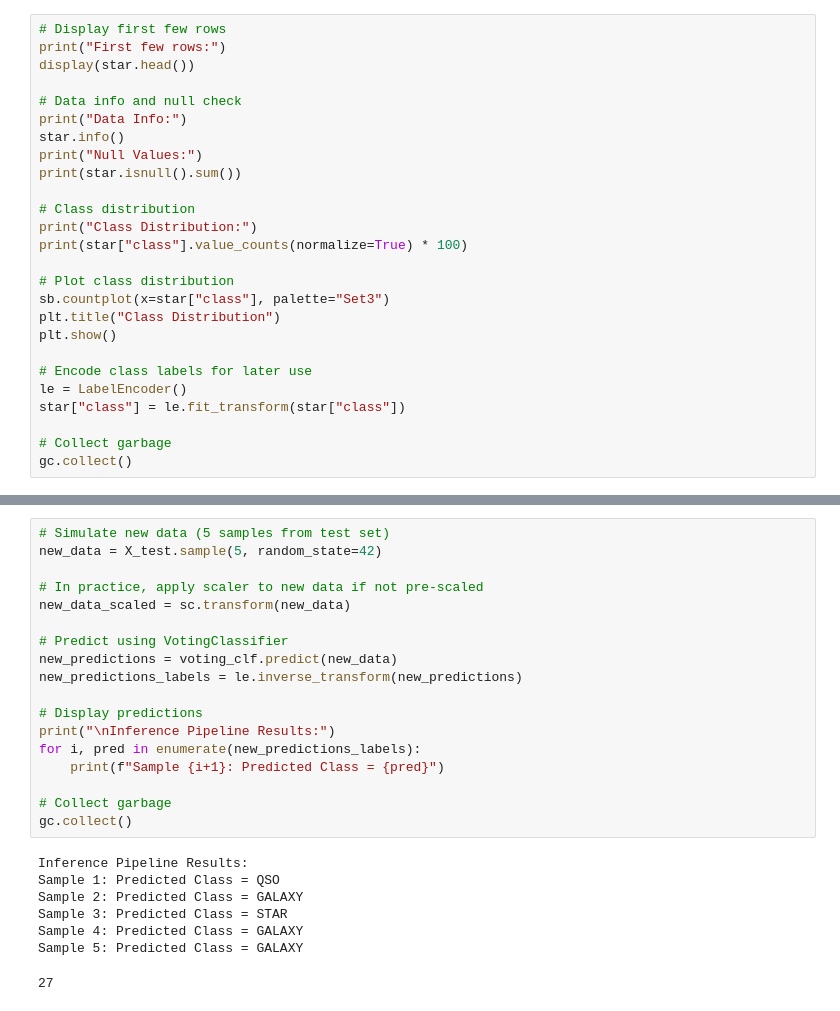
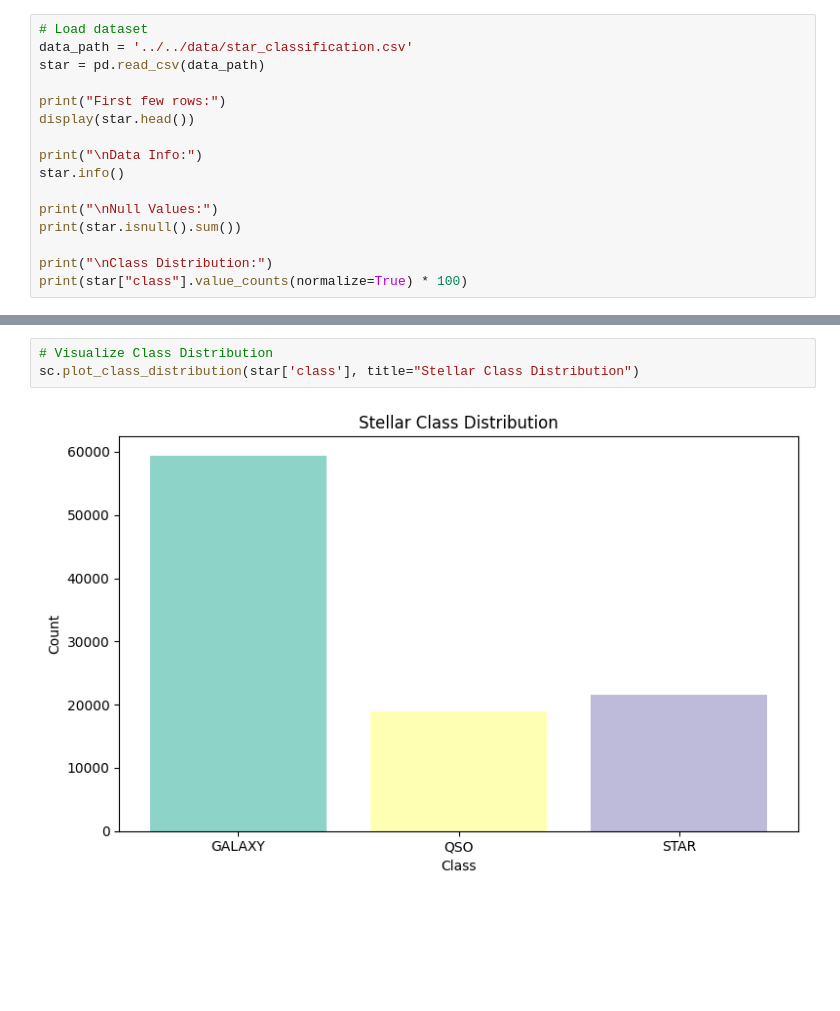
Before and after one commit to FedericoSbarbati/Lunar-Object-Recognition, a Jupyter notebook: Astrophysical-Objects-Recognition/notebooks/stellar-classification-and-supervised-learning.ipynb, the cells around one changed output, grey strips where cells are left out. Drawn from its saved outputs; the diff is of its cells as text; blank space fills up the shorter version.

Commit message:
improved python package structure for stellar classification and fixed path bug in south pole workflow notebook

```diff
--- a/Astrophysical-Objects-Recognition/notebooks/stellar-classification-and-supervised-learning.ipynb
+++ b/Astrophysical-Objects-Recognition/notebooks/stellar-classification-and-supervised-learning.ipynb
@@ -45,29 +21,19 @@ gc.collect()
 # %%
-# Display first few rows
+# Load dataset
+data_path = '../../data/star_classification.csv'
+star = pd.read_csv(data_path)
+
 print("First few rows:")
 display(star.head())
 
-# Data info and null check
-print("Data Info:")
+print("\nData Info:")
 star.info()
-print("Null Values:")
+
+print("\nNull Values:")
 print(star.isnull().sum())
 
-# Class distribution
-print("Class Distribution:")
+print("\nClass Distribution:")
 print(star["class"].value_counts(normalize=True) * 100)
-
-# Plot class distribution
-sb.countplot(x=star["class"], palette="Set3")
-plt.title("Class Distribution")
-plt.show()
-
-# Encode class labels for later use
-le = LabelEncoder()
-star["class"] = le.fit_transform(star["class"])
-
-# Collect garbage
-gc.collect()
 # %% [output]
 First few rows:
 |  | obj_ID | alpha | delta | u | g | r | i | z | run_ID | rerun_ID | cam_col | ... |
@@ -480,26 +62,5 @@ gc.collect()
-# %%
-# Simulate new data (5 samples from test set)
-new_data = X_test.sample(5, random_state=42)
-
-# In practice, apply scaler to new data if not pre-scaled
-new_data_scaled = sc.transform(new_data)
-
-# Predict using VotingClassifier
-new_predictions = voting_clf.predict(new_data)
-new_predictions_labels = le.inverse_transform(new_predictions)
-
-# Display predictions
-print("\nInference Pipeline Results:")
-for i, pred in enumerate(new_predictions_labels):
-    print(f"Sample {i+1}: Predicted Class = {pred}")
-
-# Collect garbage
-gc.collect()
-# %% [output]
-Inference Pipeline Results:
-Sample 1: Predicted Class = QSO
-Sample 2: Predicted Class = GALAXY
-Sample 3: Predicted Class = STAR
-Sample 4: Predicted Class = GALAXY
-Sample 5: Predicted Class = GALAXY
-27
+# %%
+# Visualize Class Distribution
+sc.plot_class_distribution(star['class'], title="Stellar Class Distribution")
+# %% [output]
+[figure, added]
```
Also changed, not shown: parts of 22 cells of this notebook, 11 other files.
